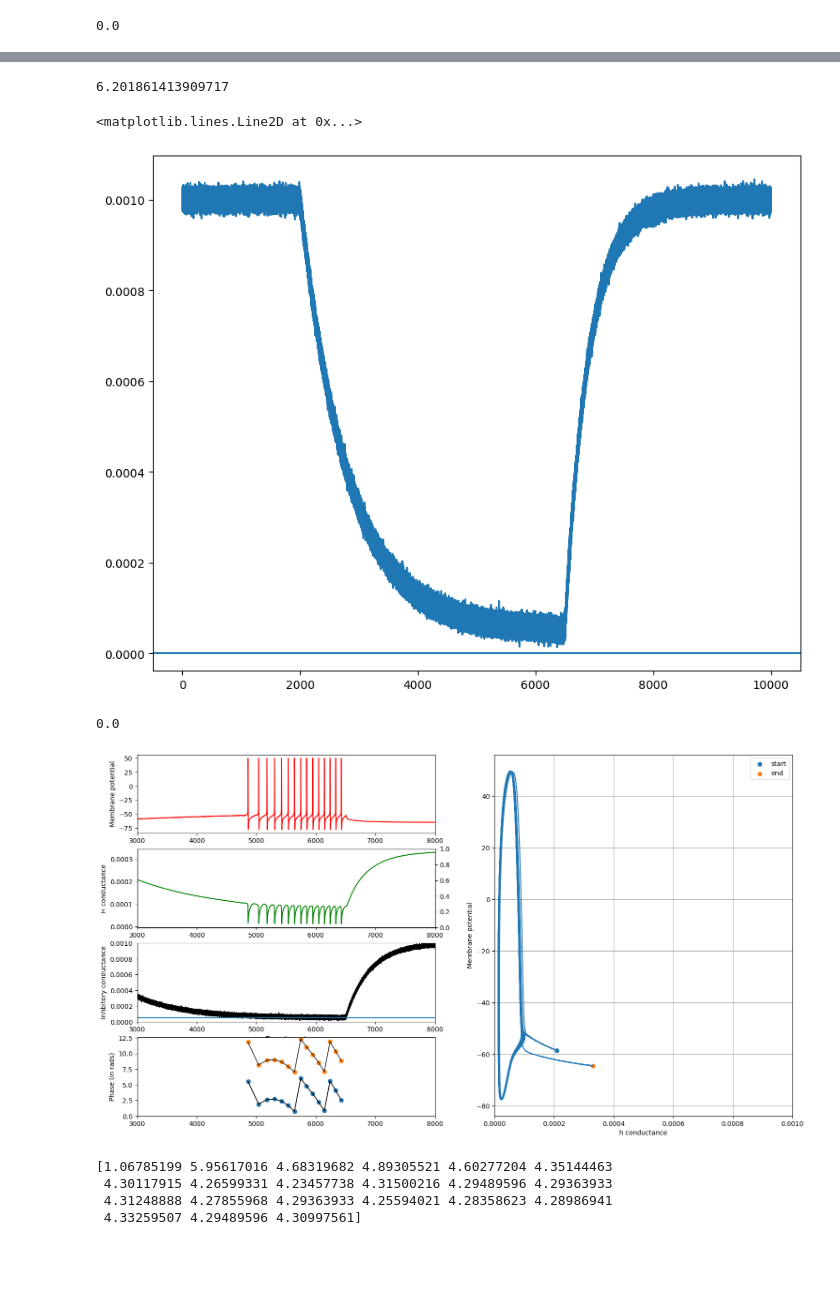
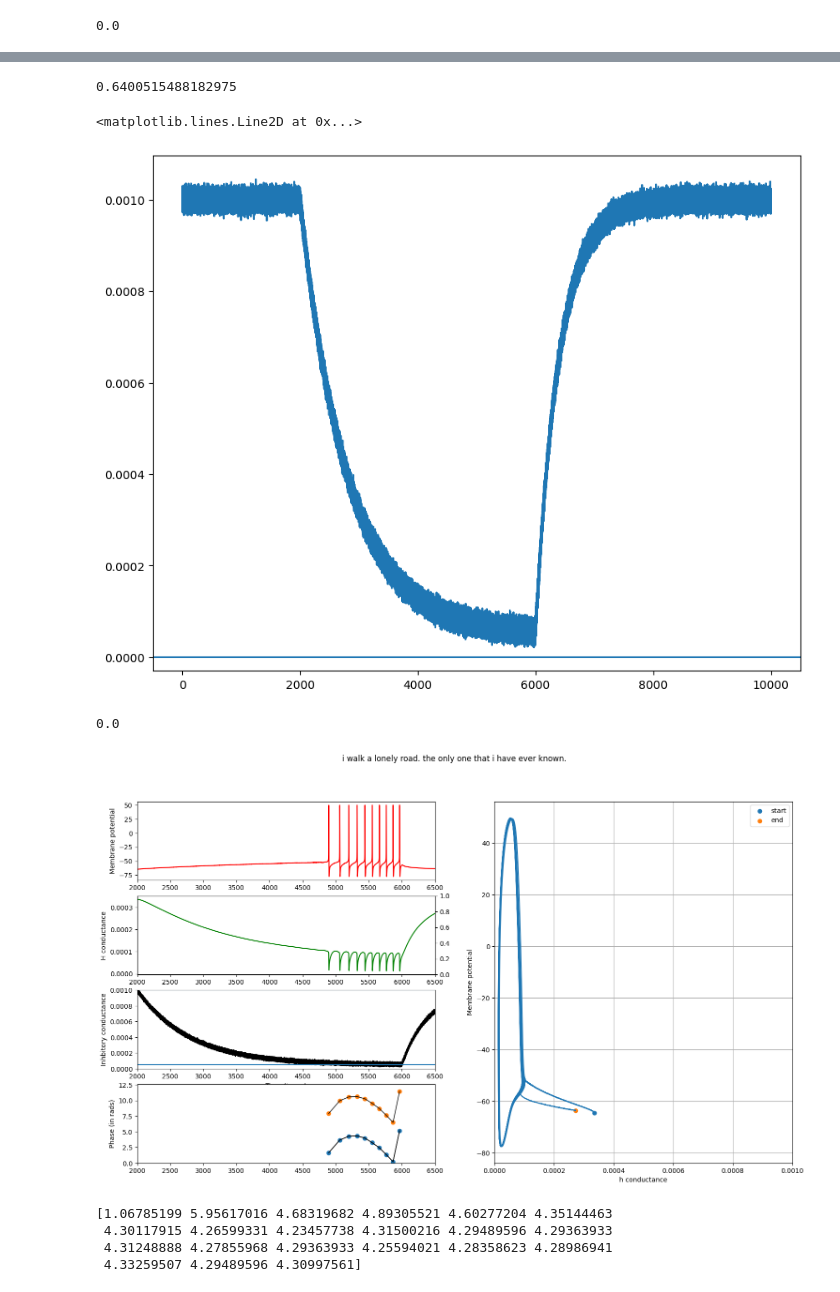
Before and after one commit to tiny-infinity/GridCellsTheta, a Jupyter notebook: phase_prec_final.ipynb, the cells around one changed output, grey strips where cells are left out. Cells and saved outputs as stored; diff of their text form; code cells hidden in the pictures; blank space fills up the shorter version.

```diff
--- a/phase_prec_final.ipynb
+++ b/phase_prec_final.ipynb
@@ -69,13 +84,13 @@ tau_fall = 800.0
 tau_rise = 400.0
 
 theta_freq = 8.0
-mod_depth = 0.08
+mod_depth = 0.1
 init_phase = np.random.uniform(0,2*np.pi)
 print(init_phase)
 
 idx_1 = int(2000/h.dt)
-idx_2 = int(6500/h.dt)
-idx_3 = int(6500/h.dt)
+idx_2 = int(6000/h.dt)
+idx_3 = int(6000/h.dt)
 
 inhib_base = np.full(n_points,g_max)
 t_phase1 = time_arr[idx_1:idx_2] - time_arr[idx_1]
@@ -85,8 +100,9 @@ inhib_base[idx_2:idx_3] = inhib_base[idx_2-1]
 
 t_phase3 = time_arr[idx_3:] - time_arr[idx_3]
 start_val = inhib_base[idx_3 - 1]
-inhib_base[idx_3:] = start_val + (g_max-start_val)*(1-np.exp(-t_phase3/tau_rise))
+inhib_base[idx_3:] = (start_val + (g_max-start_val)*(1-np.exp(-t_phase3/tau_rise)))
 #inhib_base[idx_3:] = start_val*np.exp(t_phase3/tau_rise)
+#inhib_base[idx_3:] = np.full_like(inhib_base[idx_3:],1e-3)
 theta_factor = 1 + (mod_depth*(np.sin(2*np.pi*theta_freq*time_arr/1000.0)))
 inhib_cond_arr = inhib_base #* theta_factor
 noise = np.random.normal(loc=0.0,scale=1e-5,size=len(inhib_cond_arr))
@@ -97,7 +113,7 @@ g_vec = h.Vector(inhib_cond_arr)
 g_vec.play(syn_inh._ref_g, h.dt)
 g_rec = h.Vector().record(syn_inh._ref_g)
 # %% [output]
-6.201861413909717
+0.6400515488182975
 # %%
 plt.figure(figsize=(10,8))
 plt.plot(time_arr,inhib_cond_arr)
@@ -105,7 +121,7 @@ plt.axhline(y=0.0)
 #plt.xlim(3800,4500)
 # %% [output]
 <matplotlib.lines.Line2D at 0x...>
-[figure, old version]
+[figure, new version]
 # %%
 h.finitialize(-80)
 h.frecord_init()
@@ -124,8 +140,8 @@ from matplotlib.gridspec import GridSpec
 gh_cond = stellate_gh_vec.to_python()
 gnap_cond = stellate_gnap_vec.to_python()
 memb_pot = stell_v.to_python()
-start_time = 3000
-end_time =  8000
+start_time = 2000
+end_time =  6500
 start_idx = int(start_time/h.dt)
 end_idx = int(end_time/h.dt)
 
@@ -146,34 +162,37 @@ ax2.set_xlabel("Time (in ms)")
 ax2.set_ylabel("Inhbitory conductance")
 ax1.set_ylabel("H conductance")
 #ax1_1.plot(time_arr[start_idx:end_idx],gnap_cond[start_idx:end_idx],color='purple')
 ax0.set_ylabel("Membrane potential")
 ax0.plot(time_arr[start_idx:end_idx],memb_pot[start_idx:end_idx],color='red')
 ax2.plot(time_arr[start_idx:end_idx],inhib_cond_arr[start_idx:end_idx],color='black')
 ax2.axhline(y=g_max)
 ax3.plot(spikes_arr,phases,linewidth=1,color='black')
 ax2.axhline(y=g_min)
 ax3.plot(spikes_arr,phases,linewidth=1,color='black')
 ax3.plot(spikes_arr,phases_shifted,linewidth=1,color='black')
 ax3.scatter(spikes_arr,phases)
 ax3.scatter(spikes_arr,phases_shifted)
 ax3.set_ylabel("Phase (in rads)")
 ax3.set_ylim(0,4*np.pi)
 ax_phase.plot(gh_cond[start_idx:end_idx],memb_pot[start_idx:end_idx])
 ax_phase.scatter(gh_cond[start_idx],memb_pot[start_idx],label='start')
 ax_phase.scatter(gh_cond[end_idx],memb_pot[end_idx],label='end')
 ax_phase.legend()
 ax_phase.set_xlabel("h conductance")
 ax_phase.set_ylabel("Membrane potential")
 ax_phase.set_xlim(0,0.001)
 ax0.set_xlim(start_time,end_time)
 ax1.set_xlim(start_time,end_time)
 ax2.set_xlim(start_time,end_time)
 ax3.set_xlim(start_time,end_time)
+
+theta_status = ""
 ax2.set_ylim(0,0.001)
+plt.suptitle(f"")
 plt.grid(True)
 plt.show()
 # %% [output]
-[figure, old version]
+[figure, new version]
 # %%
 print(phases)
 # %% [output]
```
Also changed, not shown: parts of 2 cells of this notebook, 3 other files.
